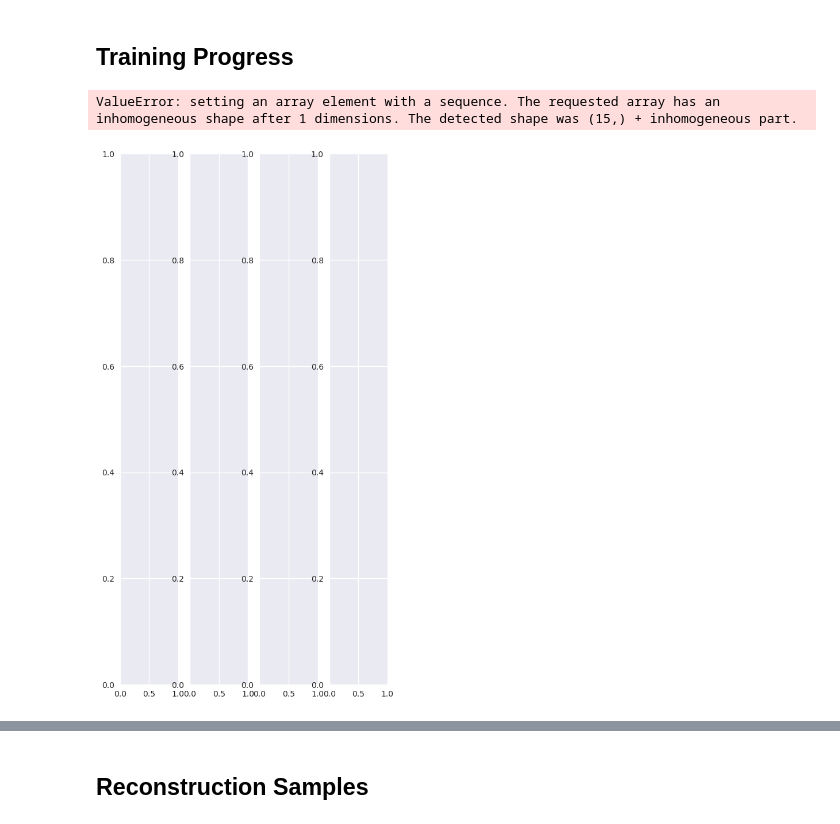
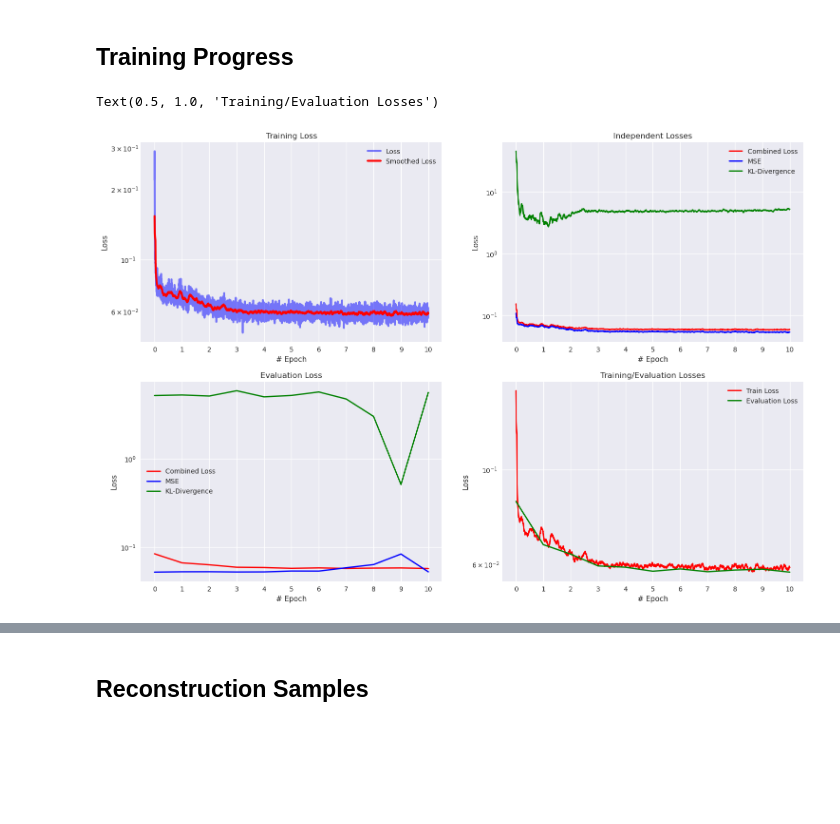
Before and after one commit to LDenninger/VisionLabSS23, a Jupyter notebook: Assignments_6/evaluation_script.ipynb, the cells around one changed output, grey strips where cells are left out. Cells and saved outputs as stored; diff of their text form; code cells hidden in the pictures; blank space fills up the shorter version.

```diff
--- a/Assignments_6/evaluation_script.ipynb
+++ b/Assignments_6/evaluation_script.ipynb
@@ -41,7 +41,7 @@ load_augm_config_train = utils.load_config('augm_train_preLoad')
 load_augm_config_test = utils.load_config('augm_test_preLoad')
 
 config = utils.load_config_from_run(exp_name, run_name)
-config['num_iterations'] = config['dataset']['train_size'] // config['batch_size']
+config['num_iterations'] = 500
 
 tg.tools.set_random_seed(config['random_seed'])
 ##-- Load Dataset --##
@@ -70,8 +70,8 @@ train_mse= train_data.loc[:,'iteration_metrics/mse'].to_numpy().astype(float)
 train_kld = train_data.loc[:,'iteration_metrics/kld'].to_numpy().astype(float)
 
 eval_loss = train_data.loc[:,'epoch_metrics/eval_loss'].to_numpy().astype(float)
-eval_mse= train_data.loc[:,'epoch_metrics/eval_mse'].to_numpy().astype(float)
-eval_kld = train_data.loc[:,'epoch_metrics/eval_kld'].to_numpy().astype(float)
+eval_mse= np.array(train_data.loc[:,'epoch_metrics/mse'][0])
+eval_kld = np.array(train_data.loc[:,'epoch_metrics/kld'][0])
 
 train_loss = train_loss[~np.isnan(train_loss)]
 eval_loss = eval_loss[~np.isnan(eval_loss)]
@@ -134,53 +134,53 @@ Estimated Total Size (MB): 325.17
 # %%
 plt.style.use('seaborn-v0_8')
 
 x_ticks_pos = np.arange(0, config['num_iterations']*(config['num_epochs']+1), config['num_iterations'])
 x_ticks = np.arange(0,config['num_epochs']+1)
 
-fig, ax = plt.subplots(1,4, figsize=(12,6))
+fig, ax = plt.subplots(2,2, figsize=(18,12))
 
 smooth_loss = tg.visualization.smooth_curve(train_loss, K=31)
 smooth_mse = tg.visualization.smooth_curve(train_mse, K=31)
 smooth_kld = tg.visualization.smooth_curve(train_kld, K=31)
 
-ax[0].plot(train_loss, c="blue", label="Loss", linewidth=3, alpha=0.5)
-ax[0].plot(smooth_loss, c="red", label="Smoothed Loss", linewidth=3, alpha=1)
-ax[0].set_xticks(x_ticks_pos, x_ticks)
-ax[0].legend(loc="best")
-ax[0].set_xlabel("# Epoch")
-ax[0].set_ylabel("Loss")
-ax[0].set_yscale("log")
-ax[0].set_title("Training Loss")
+ax[0,0].plot(train_loss, c="blue", label="Loss", linewidth=3, alpha=0.5)
+ax[0,0].plot(smooth_loss, c="red", label="Smoothed Loss", linewidth=3, alpha=1)
+ax[0,0].set_xticks(x_ticks_pos, x_ticks)
+ax[0,0].legend(loc="best")
+ax[0,0].set_xlabel("# Epoch")
+ax[0,0].set_ylabel("Loss")
+ax[0,0].set_yscale("log")
+ax[0,0].set_title("Training Loss")
 
-ax[1].plot(smooth_loss, c="red", label="Combined Loss", linewidth=2, alpha=1)
-ax[1].plot(smooth_mse, c="blue", label="MSE", linewidth=2, alpha=1)
-ax[1].plot(smooth_kld, c="green", label="KL-Divergence", linewidth=2, alpha=1)
-ax[1].set_xticks(x_ticks_pos, x_ticks)
-ax[1].legend(loc="best")
-ax[1].set_xlabel("# Epoch")
-ax[1].set_ylabel("Loss")
-ax[1].set_yscale("log")
-ax[1].set_title("Independent Losses")
+ax[0,1].plot(smooth_loss, c="red", label="Combined Loss", linewidth=2, alpha=1)
+ax[0,1].plot(smooth_mse, c="blue", label="MSE", linewidth=2, alpha=1)
+ax[0,1].plot(smooth_kld, c="green", label="KL-Divergence", linewidth=2, alpha=1)
+ax[0,1].set_xticks(x_ticks_pos, x_ticks)
+ax[0,1].legend(loc="best")
+ax[0,1].set_xlabel("# Epoch")
+ax[0,1].set_ylabel("Loss")
+ax[0,1].set_yscale("log")
+ax[0,1].set_title("Independent Losses")
 
-ax[2].plot(eval_loss, c="red", label="Combined Loss", linewidth=2, alpha=1)
-ax[2].plot(eval_mse, c="blue", label="MSE", linewidth=2, alpha=1)
-ax[2].plot(eval_kld, c="green", label="KL-Divergence", linewidth=2, alpha=1)
-ax[2].set_xticks(x_ticks)
-ax[2].legend(loc="best")
-ax[2].set_xlabel("# Epoch")
-ax[2].set_ylabel("Loss")
-ax[2].set_yscale("log")
-ax[2].set_title("Evaluation Loss")
+ax[1,0].plot(eval_loss, c="red", label="Combined Loss", linewidth=2, alpha=1)
+ax[1,0].plot(eval_mse, c="blue", label="MSE", linewidth=2, alpha=1)
+ax[1,0].plot(eval_kld, c="green", label="KL-Divergence", linewidth=2, alpha=1)
+ax[1,0].set_xticks(x_ticks)
+ax[1,0].legend(loc="best")
+ax[1,0].set_xlabel("# Epoch")
+ax[1,0].set_ylabel("Loss")
+ax[1,0].set_yscale("log")
+ax[1,0].set_title("Evaluation Loss")
 
-ax[3].plot(train_loss, c="red", label="Train Loss", linewidth=2, alpha=1)
-ax[3].plot(eval_loss, c="green", label="Evaluation Loss", linewidth=2, alpha=1)
-ax[3].set_xticks(x_ticks_pos, x_ticks)
-ax[3].legend(loc="best")
-ax[3].set_xlabel("# Epoch")
-ax[3].set_ylabel("Loss")
-ax[3].set_yscale("log")
-ax[3].set_title("Training/Evaluation Losses")
+ax[1,1].plot(smooth_loss, c="red", label="Train Loss", linewidth=2, alpha=1)
+ax[1,1].plot(x_ticks_pos, eval_loss, c="green", label="Evaluation Loss", linewidth=2, alpha=1)
+ax[1,1].set_xticks(x_ticks_pos, x_ticks)
+ax[1,1].legend(loc="best")
+ax[1,1].set_xlabel("# Epoch")
+ax[1,1].set_ylabel("Loss")
+ax[1,1].set_yscale("log")
+ax[1,1].set_title("Training/Evaluation Losses")
 # %% [output]
-ValueError: setting an array element with a sequence. The requested array has an inhomogeneous shape after 1 dimensions. The detected shape was (15,) + inhomogeneous part.
+Text(0.5, 1.0, 'Training/Evaluation Losses')
-[figure, old version]
+[figure, new version]
 # %% [markdown]
```
Also changed, not shown: parts of 9 cells of this notebook, 13 other files.
